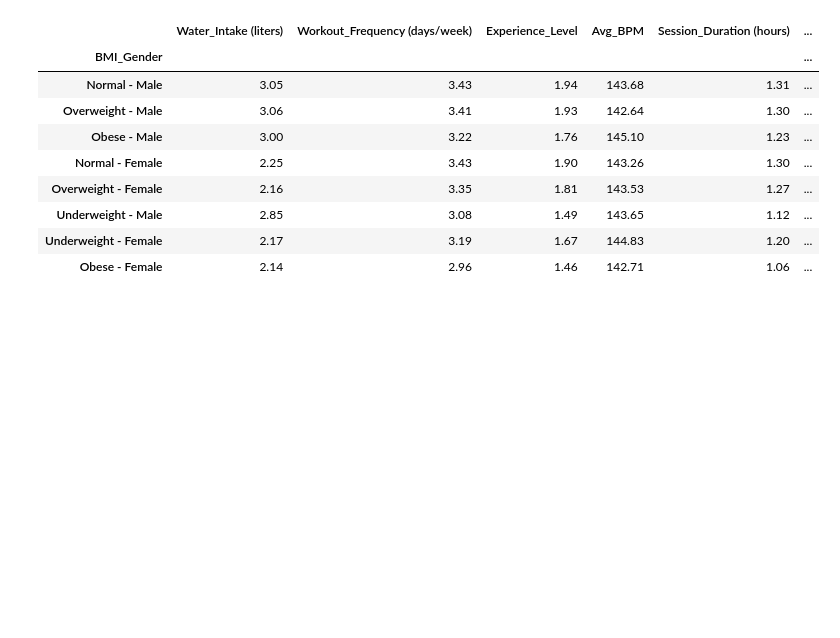
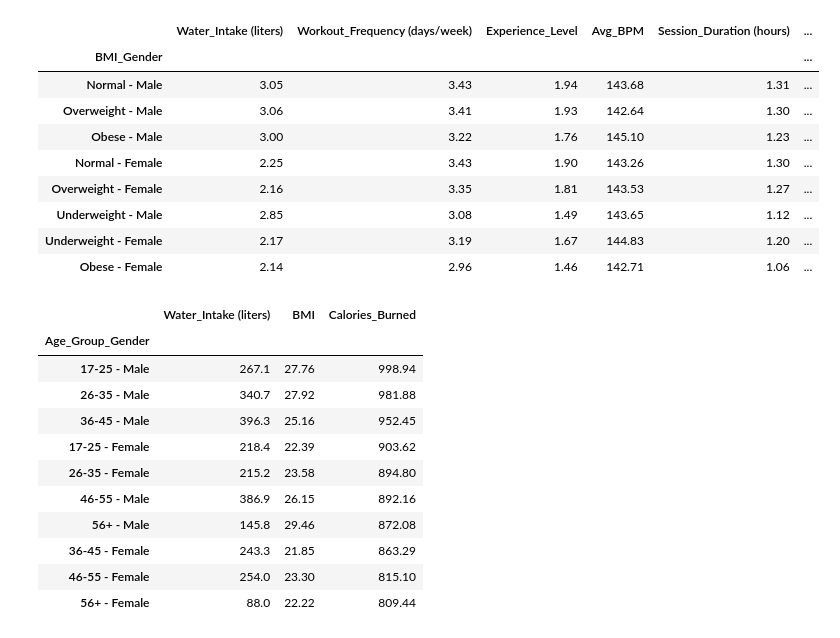
Before and after one commit to FlazeFy2/DS-Gym_Members_Exercise, a Jupyter notebook: descriptive statistics.ipynb, the cells around one changed output. Drawn from its saved outputs; the diff is of its cells as text; code cells hidden in the pictures; blank space fills up the shorter version.

Commit message:
[DS] Descriptive Statistic : Total Water Intake, Average BMI, Average Calories Burned per Age Group - Gender

```diff
--- a/descriptive statistics.ipynb
+++ b/descriptive statistics.ipynb
@@ -643,3 +643,70 @@ display(grouped)
 | Underweight - Male | 2.85 | 3.08 | 1.49 | 143.65 | 1.12 | ... |
 | Underweight - Female | 2.17 | 3.19 | 1.67 | 144.83 | 1.20 | ... |
 | Obese - Female | 2.14 | 2.96 | 1.46 | 142.71 | 1.06 | ... |
+# %%
+import pandas as pd
+import numpy as np
+from datetime import datetime
+
+data = pd.read_csv("gym_members_exercise_tracking.csv")
+
+# Descriptive Statistic : Total Water Intake, Average BMI, Average Calories Burned per Age Group - Gender
+target_col = [
+    'Water_Intake (liters)', 'Calories_Burned', 'Weight (kg)', 'Height (m)'
+]
+
+# Convert to numeric
+for col in target_col:
+    data[col] = pd.to_numeric(data[col], errors='coerce')
+
+# Remove NaN
+data = data.dropna(subset=target_col + ['Age', 'Gender'])
+
+# Classify age group
+def get_age_group(age):
+    if 17 <= age <= 25:
+        return "17-25"
+    elif 26 <= age <= 35:
+        return "26-35"
+    elif 36 <= age <= 45:
+        return "36-45"
+    elif 46 <= age <= 55:
+        return "46-55"
+    elif age >= 56:
+        return "56+"
+    else:
+        return "Other"
+
+data['Age_Group'] = data['Age'].apply(get_age_group)
+
+# Combine Age Group and Gender
+data['Age_Group_Gender'] = data['Age_Group'] + " - " + data['Gender']
+
+# Calculate BMI
+data['BMI'] = data['Weight (kg)'] / (data['Height (m)'] ** 2)
+
+# Group by Age Group - Gender
+grouped = data.groupby('Age_Group_Gender').agg({
+    'Water_Intake (liters)': 'sum', 'BMI': 'mean', 'Calories_Burned': 'mean'
+})
+
+# Sort by average calories burned
+grouped = grouped.sort_values(by='Calories_Burned', ascending=False)
+
+# Round values
+grouped = grouped.round(2)
+
+display(grouped)
+# %% [output]
+|  | Water_Intake (liters) | BMI | Calories_Burned |
+| Age_Group_Gender |  |  |  |
+| 17-25 - Male | 267.1 | 27.76 | 998.94 |
+| 26-35 - Male | 340.7 | 27.92 | 981.88 |
+| 36-45 - Male | 396.3 | 25.16 | 952.45 |
+| 17-25 - Female | 218.4 | 22.39 | 903.62 |
+| 26-35 - Female | 215.2 | 23.58 | 894.80 |
+| 46-55 - Male | 386.9 | 26.15 | 892.16 |
+| 56+ - Male | 145.8 | 29.46 | 872.08 |
+| 36-45 - Female | 243.3 | 21.85 | 863.29 |
+| 46-55 - Female | 254.0 | 23.30 | 815.10 |
+| 56+ - Female | 88.0 | 22.22 | 809.44 |
```
